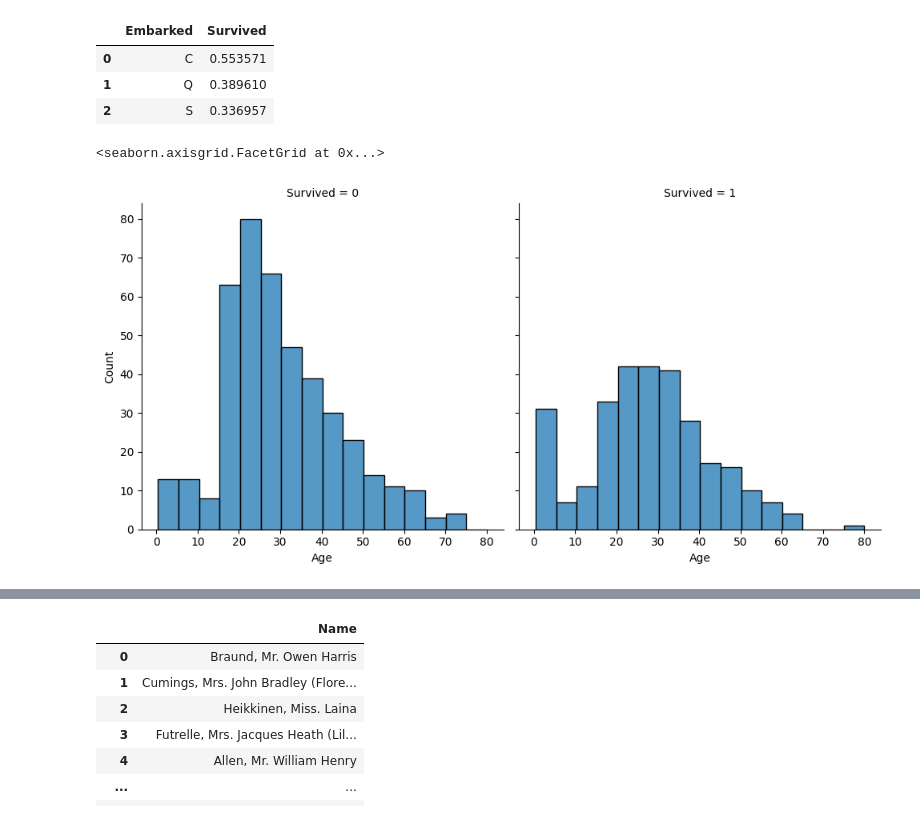
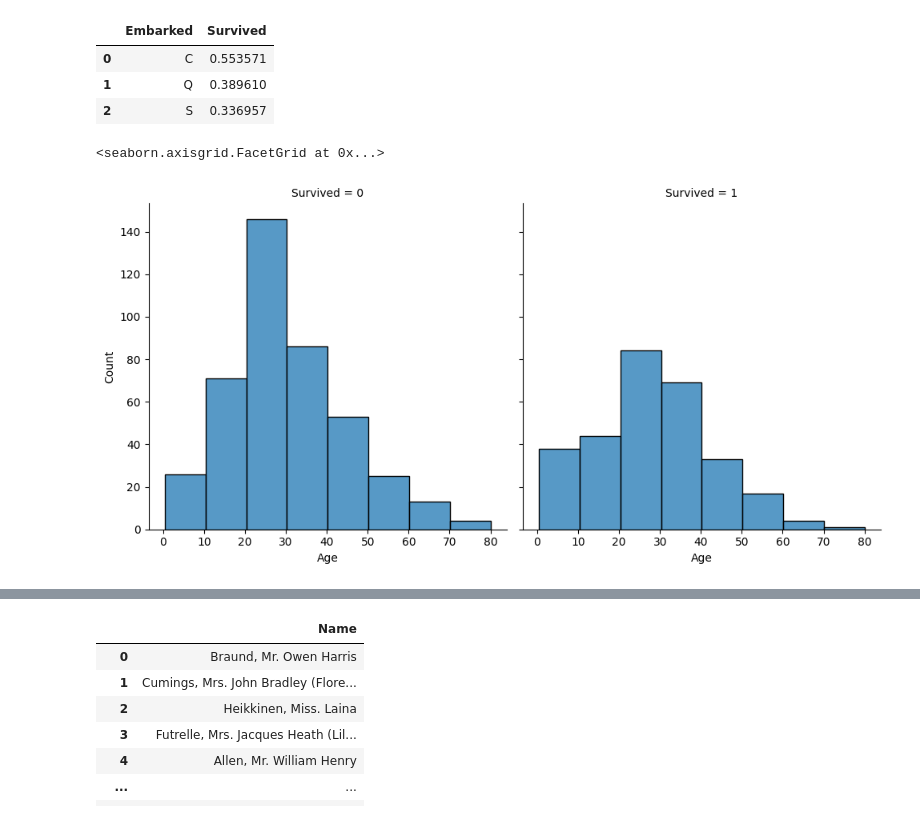
Before and after one commit to raviit244/Kaggle-Titanic, a Jupyter notebook: titanic_pred.ipynb, the cells around one changed output, grey strips where cells are left out. Cells and saved outputs as stored; diff of their text form; code cells hidden in the pictures.

```diff
--- a/titanic_pred.ipynb
+++ b/titanic_pred.ipynb
@@ -176,8 +178,8 @@ train_df.groupby(by=['Embarked'], as_index=False)['Survived'].mean()
 | 1 | Q | 0.389610 |
 | 2 | S | 0.336957 |
 # %%
-sns.displot(train_df, x='Age', col='Survived', binwidth=5, height=5)
+sns.displot(train_df, x='Age', col='Survived', binwidth=10, height=5)
 # %% [output]
 <seaborn.axisgrid.FacetGrid at 0x...>
-[figure, old version]
+[figure, new version]
 # %%
```
Also changed, not shown: parts of 86 cells of this notebook.
